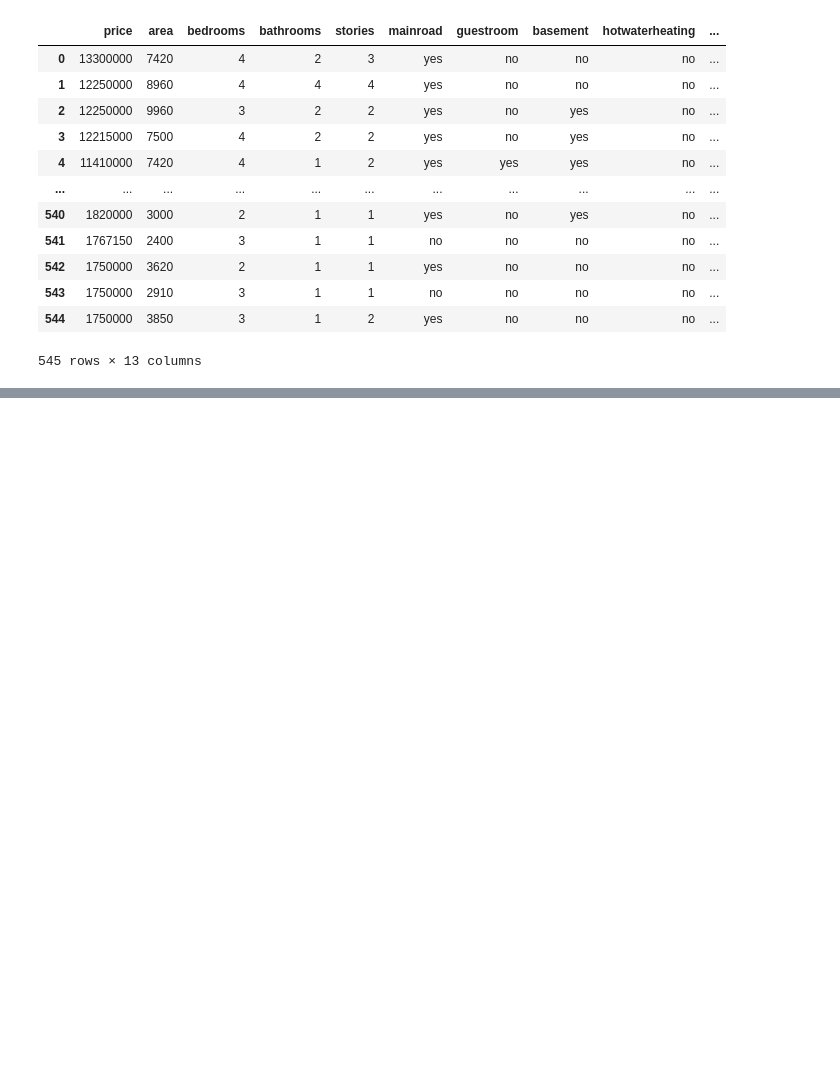
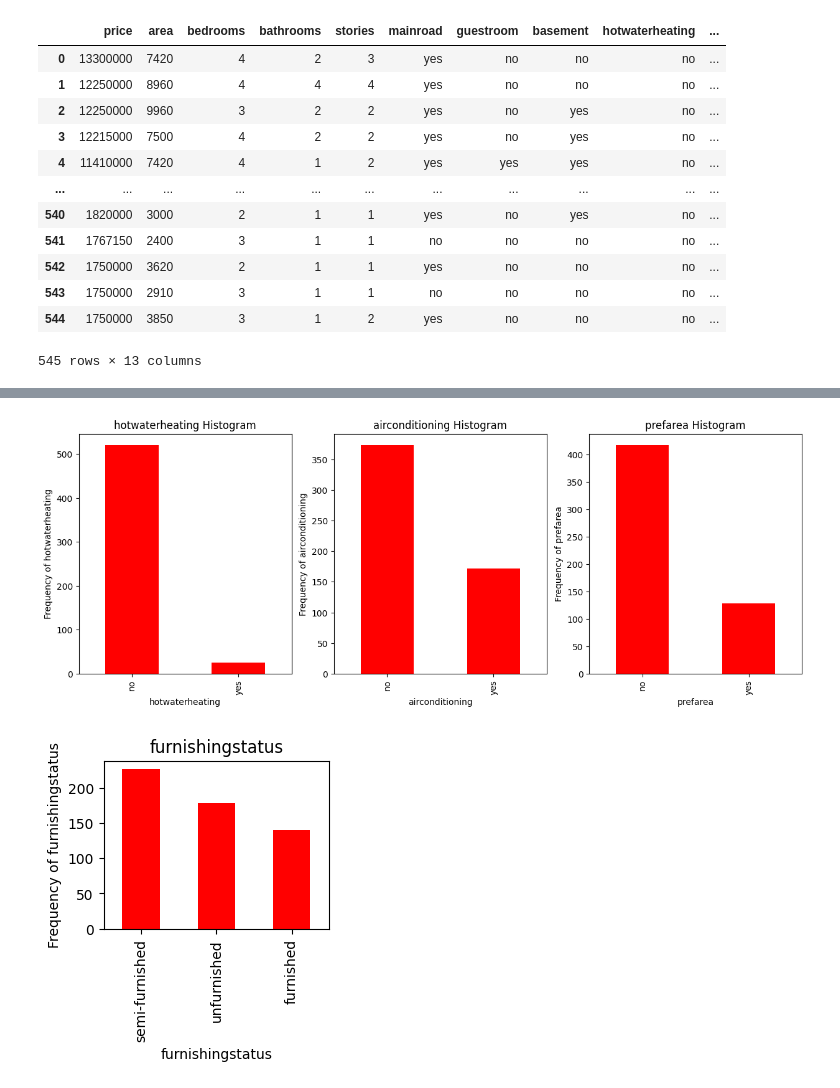
Before and after one commit to HaDock404/api-housing-prices, a Jupyter notebook: analysis/notebook.ipynb, the cells around one changed output, grey strips where cells are left out. Cells and saved outputs as stored; diff of their text form; code cells hidden in the pictures; blank space fills up the shorter version.

```diff
--- a/analysis/notebook.ipynb
+++ b/analysis/notebook.ipynb
@@ -53,0 +179,26 @@ data
+# %%
+plt.figure(figsize=(15, 5))
+plt.subplot(1, 3, 1)
+plt1 = data['hotwaterheating'].value_counts().plot(kind='bar',color='r')
+plt.title('hotwaterheating Histogram')
+plt1.set(xlabel = 'hotwaterheating', ylabel='Frequency of hotwaterheating')
+
+plt.subplot(1, 3, 2)
+plt1 = data['airconditioning'].value_counts().plot(kind='bar',color='r')
+plt.title('airconditioning Histogram')
+plt1.set(xlabel = 'airconditioning', ylabel='Frequency of airconditioning')
+
+plt.subplot(1, 3, 3)
+plt1 = data['prefarea'].value_counts().plot(kind='bar',color='r')
+plt.title('prefarea Histogram')
+plt1.set(xlabel = 'prefarea', ylabel='Frequency of prefarea')
+plt.show()
+
+plt.subplot(2, 2, 3)
+plt1 = data['furnishingstatus'].value_counts().plot(kind='bar',color='r')
+plt.title('furnishingstatus')
+plt1.set(xlabel = 'furnishingstatus', ylabel='Frequency of furnishingstatus')
+plt.show()
+# %% [output]
+[figure, added]
+[figure, added]
```
Also changed, not shown: parts of 17 cells of this notebook.
